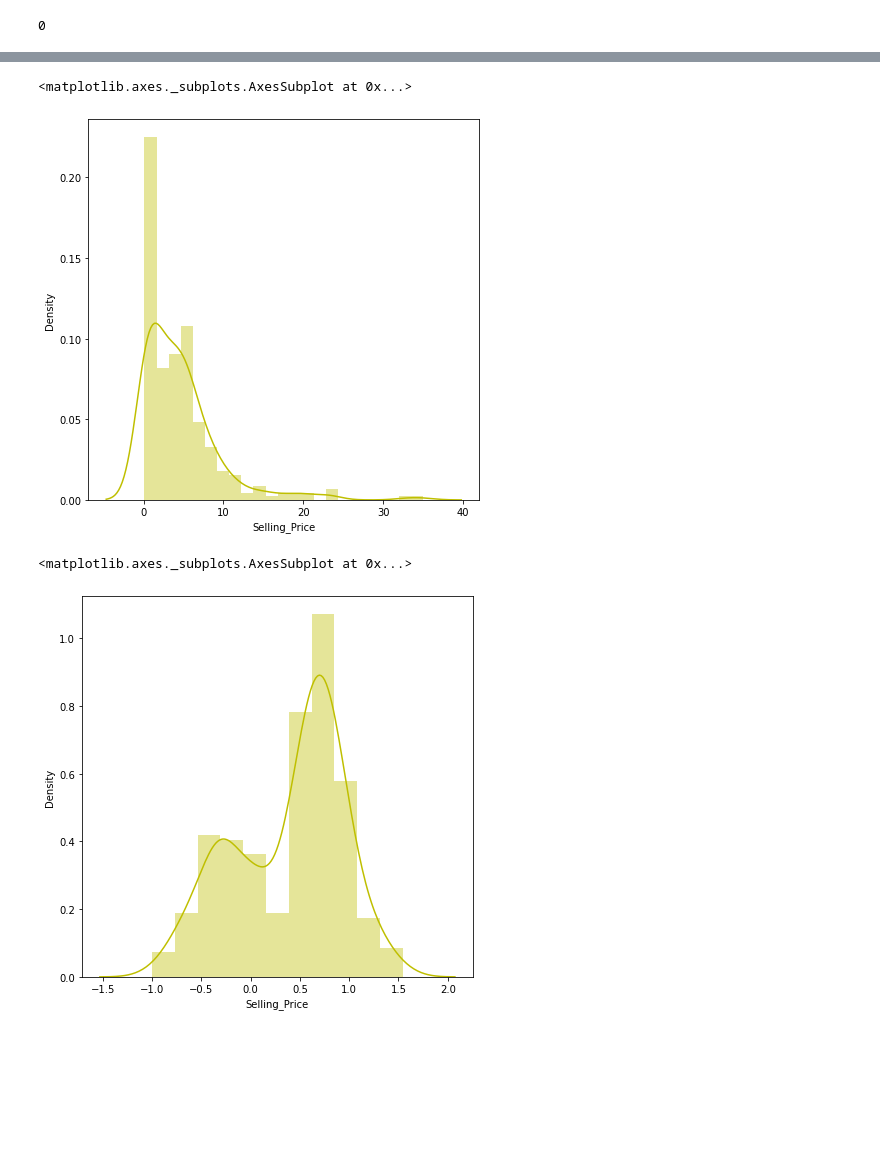
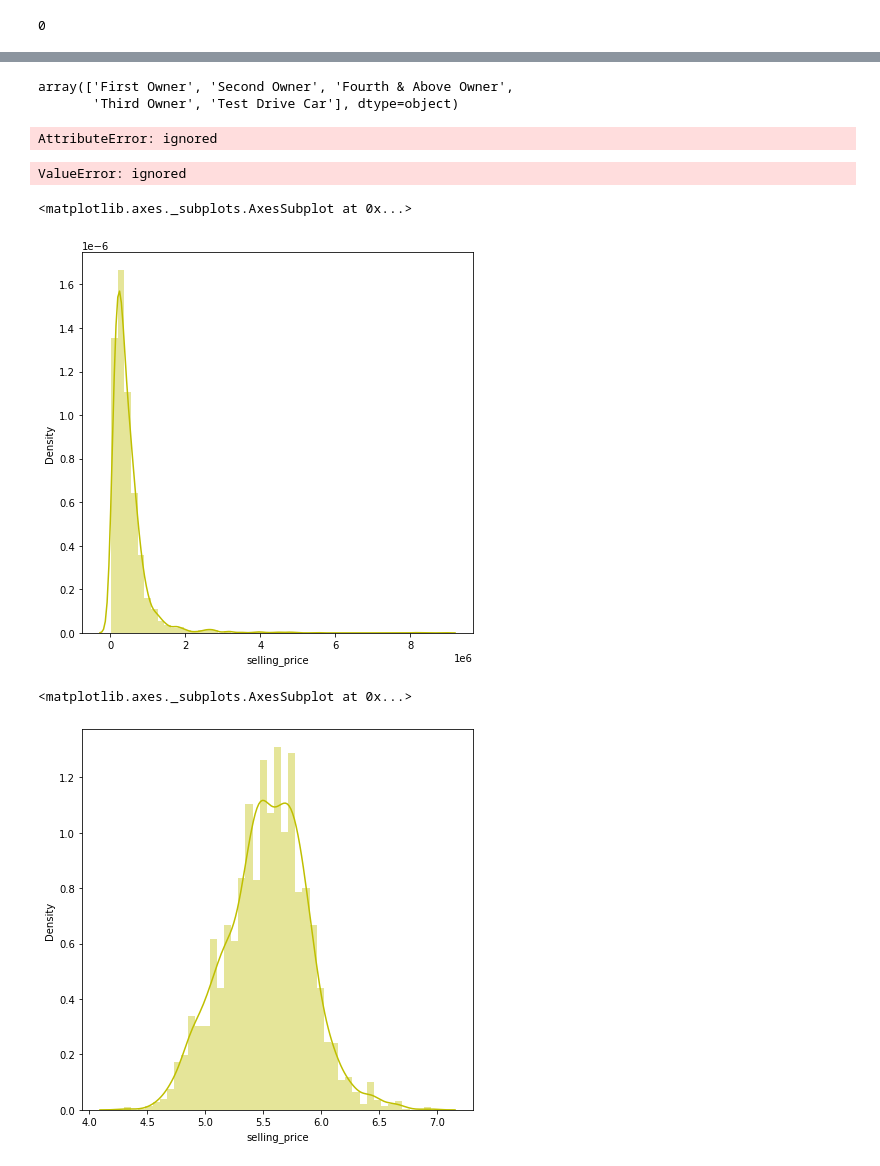
Before and after one commit to ajinkyajumde/Linear_Regression, a Jupyter notebook: Copy_of_Self_Project_Linear_Regression_(Car_Dekho).ipynb, the cells around one changed output, grey strips where cells are left out. Drawn from its saved outputs; the diff is of its cells as text; code cells hidden in the pictures; blank space fills up the shorter version.

```diff
--- a/Copy_of_Self_Project_Linear_Regression_(Car_Dekho).ipynb
+++ b/Copy_of_Self_Project_Linear_Regression_(Car_Dekho).ipynb
@@ -122 +131,3 @@ Index(['Car_Name', 'Year', 'Selling_Price', 'Present_Price', 'Kms_Driven',
       dtype='object')
+# %%
+dataset['year']=2022-dataset['year']
@@ -123,14 +150,29 @@ Index(['Car_Name', 'Year', 'Selling_Price', 'Present_Price', 'Kms_Driven',
+# %%
+dataset['owner'].unique()
+# %% [output]
+array(['First Owner', 'Second Owner', 'Fourth & Above Owner',
+       'Third Owner', 'Test Drive Car'], dtype=object)
+# %%
+dataset["owner"]=dataset["owner"].values.astype(str)
+# %%
+dataset['owner']=pd.astype()(df['owner'])
+# %% [output]
+AttributeError: ignored
+# %%
+dataset['number_of_owner']=dataset.apply((lambda x: 1 if dataset['owner']=='First Owner' else 2 if dataset['owner']=='Second Owner' else 3  if dataset['owner']=='Third Owner' else 4),axis=1)
+# %% [output]
+ValueError: ignored
 # %%
 plt.figure(figsize=(7,7))
-sns.distplot(dataset['Selling_Price'],color="y")
+sns.distplot(dataset['selling_price'],color="y")
 # %% [output]
 <matplotlib.axes._subplots.AxesSubplot at 0x...>
-[figure, old version]
+[figure, new version]
 # %%
 plt.figure(figsize=(7,7))
-sns.distplot(np.log10(dataset['Selling_Price']),color="y")
+sns.distplot(np.log10(dataset['selling_price']),color="y")
 # %% [output]
 <matplotlib.axes._subplots.AxesSubplot at 0x...>
-[figure, old version]
+[figure, new version]
 # %%
 plt.figure(figsize=(7,7))
```
Also changed, not shown: parts of 20 cells of this notebook.
